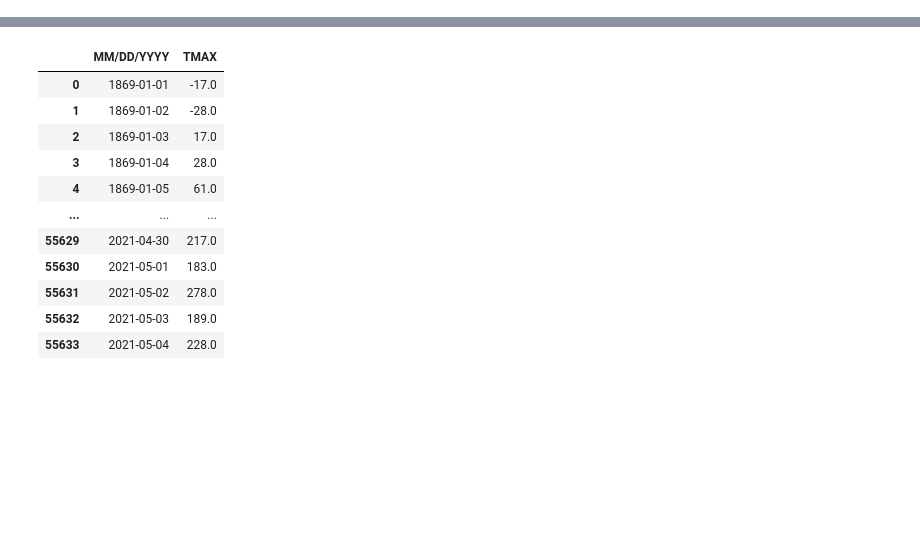
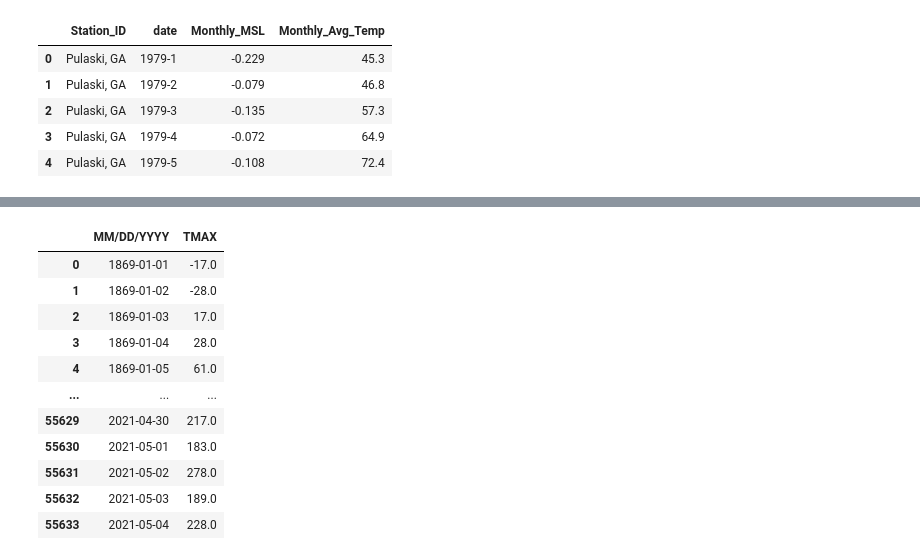
Before and after one commit to LiquidRonnie/Project-2, a Jupyter notebook: Ronnie/polynomial regression.ipynb, the cells around one changed output, grey strips where cells are left out. Saved outputs shown, nothing was run; the diff lists cells and outputs as text; code cells hidden in the pictures; blank space fills up the shorter version.

```diff
--- a/Ronnie/polynomial regression.ipynb
+++ b/Ronnie/polynomial regression.ipynb
@@ -2,0 +5,9 @@ import pandas as pd
+# %%
+df.head()
+# %% [output]
+|  | Station_ID | date | Monthly_MSL | Monthly_Avg_Temp |
+| 0 | Pulaski, GA | 1979-1 | -0.229 | 45.3 |
+| 1 | Pulaski, GA | 1979-2 | -0.079 | 46.8 |
+| 2 | Pulaski, GA | 1979-3 | -0.135 | 57.3 |
+| 3 | Pulaski, GA | 1979-4 | -0.072 | 64.9 |
+| 4 | Pulaski, GA | 1979-5 | -0.108 | 72.4 |
```
Also changed, not shown: parts of 5 cells of this notebook, 3 other files.
